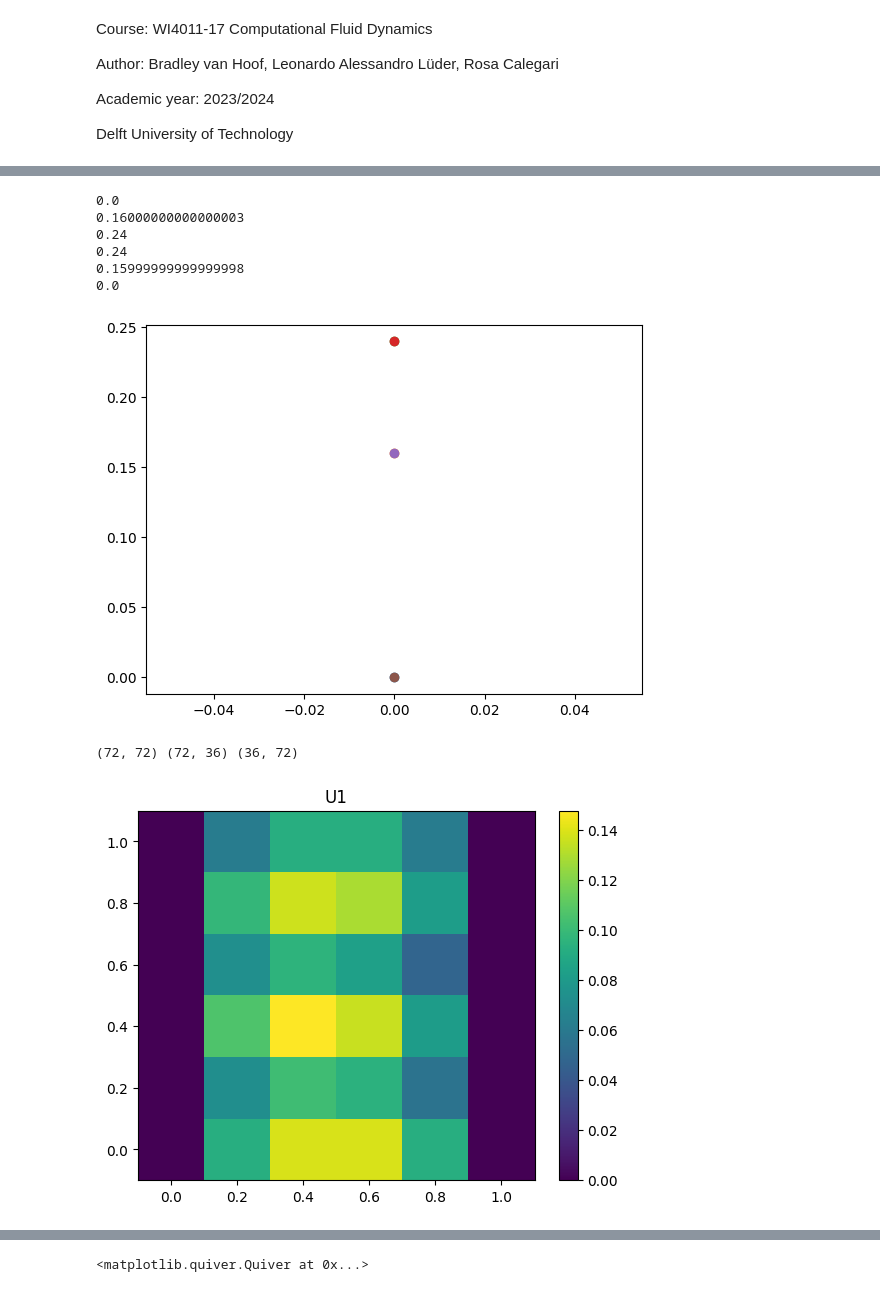
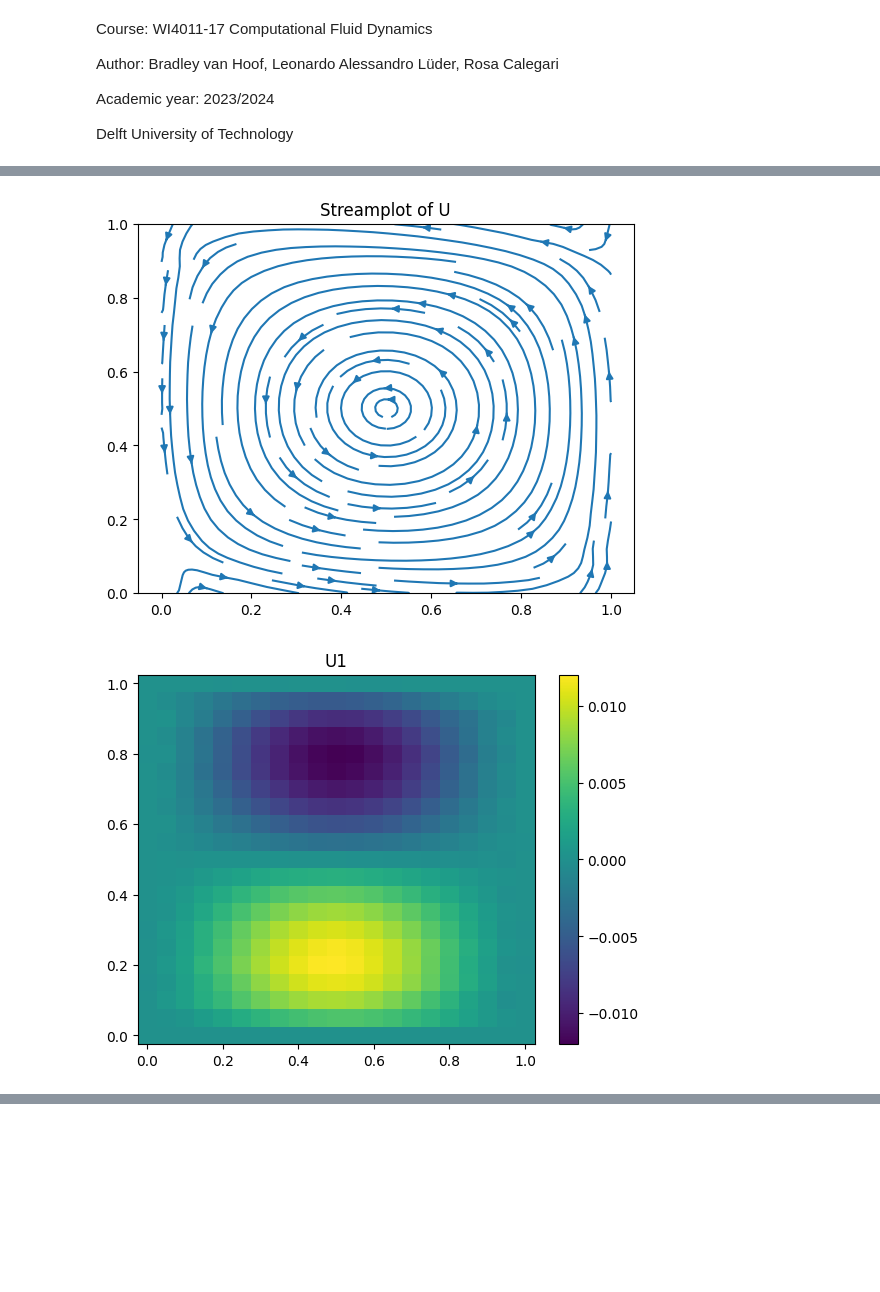
Before and after one commit to LeoderProfi/CFD_Project1, a Jupyter notebook: CFD_Pro_1.ipynb, the cells around one changed output, grey strips where cells are left out. Saved outputs shown, nothing was run; the diff lists cells and outputs as text; code cells hidden in the pictures; blank space fills up the shorter version.

```diff
--- a/CFD_Pro_1.ipynb
+++ b/CFD_Pro_1.ipynb
@@ -112,14 +124,24 @@ def compute_A1_and_A2_local():
     S_local_1D = compute_local_stiffness_matrix()
     M_local_1D = compute_local_mass_matrix()
     A1_A2 = numpy.kron(S_local_1D, M_local_1D) + numpy.kron(M_local_1D, S_local_1D)
+
     return A1_A2
 
-def compute_G_local():
+
+
+def compute_G1_local():
     G_local = numpy.zeros([4, 4])
     A_local = compute_local_advection_matrix()
     M_local = compute_local_mass_matrix()
-    G_local = numpy.kron(A_local, M_local) + numpy.kron(A_local, M_local)
+    G_local = numpy.kron(M_local, A_local) #+ numpy.kron(M_local, A_local)
     return G_local
+
+def compute_G2_local():
+    G_local = numpy.zeros([4, 4])
+    A_local = compute_local_advection_matrix()
+    M_local = compute_local_mass_matrix()
+    G_local = numpy.kron(A_local, M_local) #+ numpy.kron(A_local, M_local)
+    return G_local
 # %%
 def compute_global_A_1_A_2(vertices, cells):
 
@@ -420,50 +551,43 @@ def solve_Stokes(f_1, f_2, g, phi_left, phi_right, phi_bottom, phi_top, n_cells_
 # %%
 x_min = 0.0
 x_max = 1.0
 y_min = 0.0
 y_max = 1.0
 
-cellnr = 5
-
-n_cells_x = cellnr  # Question's mesh
-n_cells_y = cellnr  # Question's mesh
+n_cells_x = n_cells_y = 20 # Question's mesh
 
 # Generate the meshes
 vertices, cells = generate_mesh_2D(x_min, x_max, y_min, y_max, n_cells_x, n_cells_y)
 
 phi_left = phi_right = phi_bottom = phi_top = 0.0
 
-u = solve_Stokes(f_1, f_2, g, phi_left, phi_right, phi_bottom, phi_top, n_cells_x, n_cells_y, vertices, cells)
+u, S = solve_Stokes(f_1, f_2, g, phi_left, phi_right, phi_bottom, phi_top, n_cells_x, n_cells_y, vertices, cells)
 u1 = u[:vertices.shape[0]]
 u2 = u[vertices.shape[0]:2*vertices.shape[0]]
 p = u[2*vertices.shape[0]:]
-x = vertices[:, 0].reshape(n_cells_y+1, n_cells_x+1)
-y = vertices[:, 1].reshape(n_cells_y+1, n_cells_x+1)
-u1 = u1.reshape(n_cells_y+1, n_cells_x+1)
-u2 = u2.reshape(n_cells_y+1, n_cells_x+1)
-#plt.streamplot(x, y, u1, u2)
+
+X = vertices[:, 0].reshape(n_cells_y+1, n_cells_x+1)
+Y = vertices[:, 1].reshape(n_cells_y+1, n_cells_x+1)
+U = u1.reshape(n_cells_y+1, n_cells_x+1)
+V = u2.reshape(n_cells_y+1, n_cells_x+1)
+
+
+plt.streamplot(X, Y, U, V, density=1)
+plt.title("Streamplot of U")
+plt.show()
 
 plt.pcolormesh(vertices[:, 0].reshape(n_cells_y+1, n_cells_x+1), vertices[:, 1].reshape(n_cells_y+1, n_cells_x+1), u1.reshape(n_cells_y+1, n_cells_x+1))  # plot the error
 plt.colorbar()
 plt.title("U1")
 plt.show()
 plt.pcolormesh(vertices[:, 0].reshape(n_cells_y+1, n_cells_x+1), vertices[:, 1].reshape(n_cells_y+1, n_cells_x+1), u2.reshape(n_cells_y+1, n_cells_x+1))  # plot the error
 plt.colorbar()
 plt.title("U2")
 plt.show()
 plt.pcolormesh(vertices[:, 0].reshape(n_cells_y+1, n_cells_x+1), vertices[:, 1].reshape(n_cells_y+1, n_cells_x+1), p.reshape(n_cells_y+1, n_cells_x+1))  # plot the error
 plt.colorbar()
 plt.title("P")
 plt.show()
-
-plt.quiver(x, y, u1, u2, scale=0.1, scale_units='xy', angles='xy')
 # %% [output]
-0.0
-0.16000000000000003
-0.24
-0.24
-0.15999999999999998
-0.0
-[figure, old version]
+[figure, new version]
-(72, 72) (72, 36) (36, 72)
-[figure, old version]
+[figure, new version]
@@ -472 +595,0 @@ plt.quiver(x, y, u1, u2, scale=0.1, scale_units='xy', angles='xy')
-<matplotlib.quiver.Quiver at 0x...>
```
Also changed, not shown: parts of 6 cells of this notebook.
